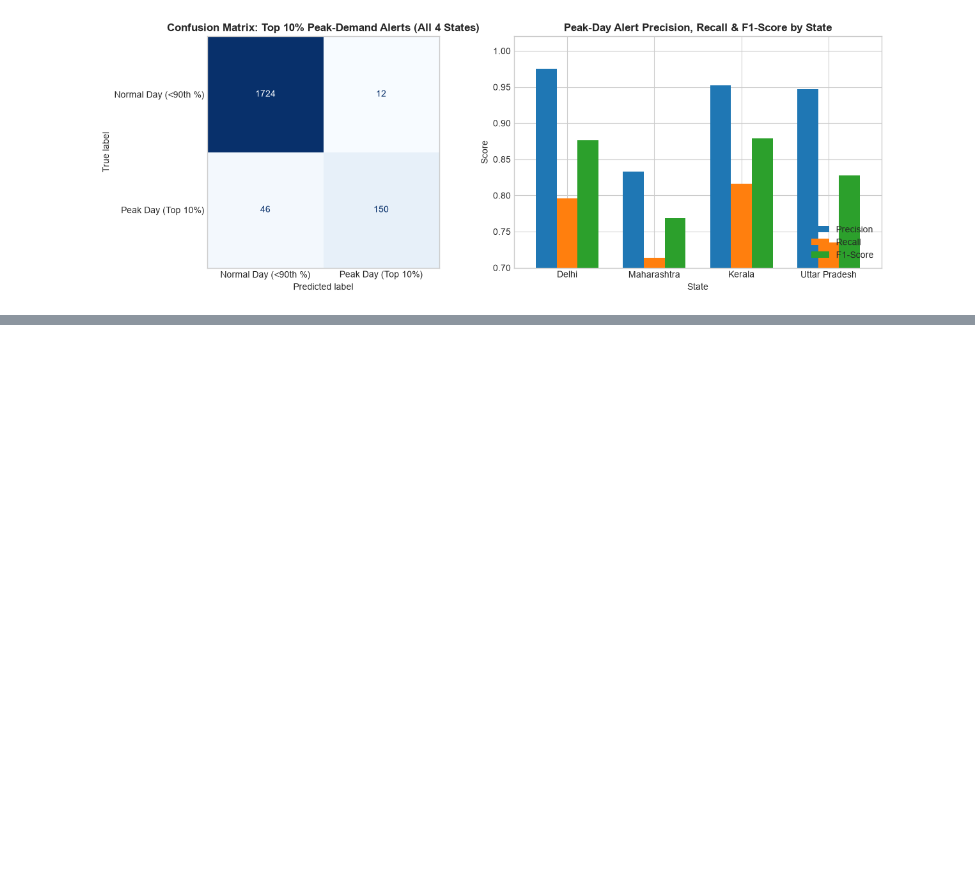
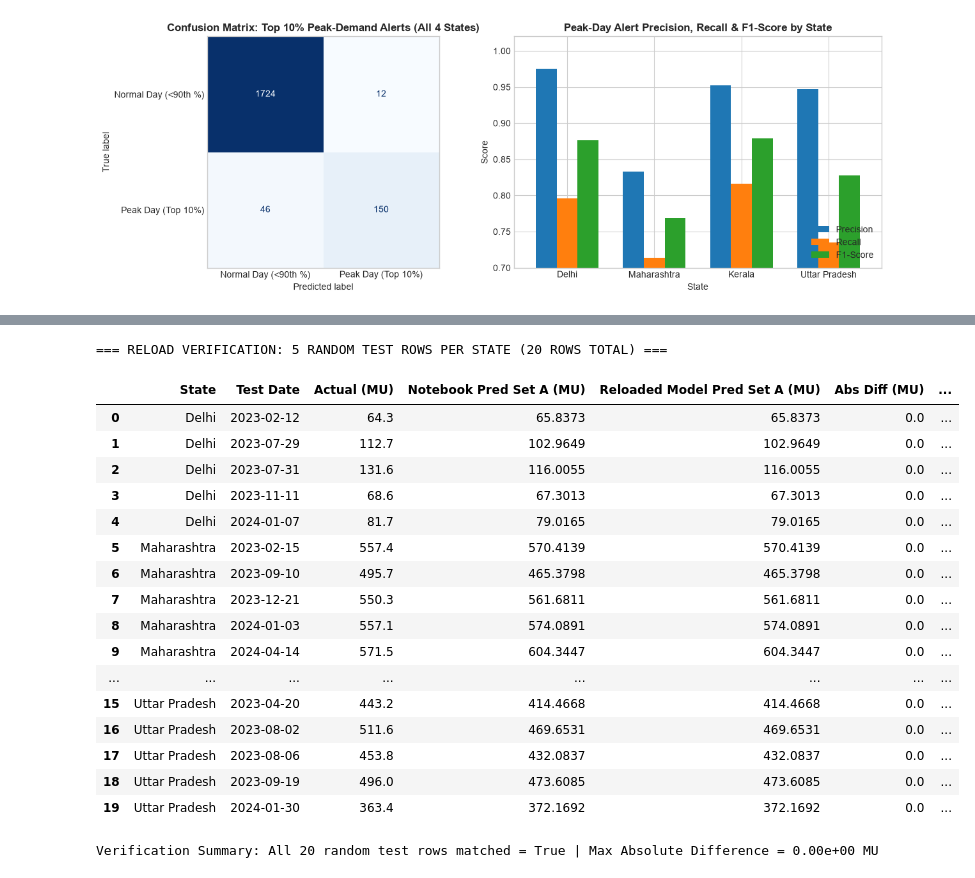
Before and after one commit to sanwal-05/india-demand-forecasting, a Jupyter notebook: notebooks/demand_forecasting.ipynb, the cells around one changed output, grey strips where cells are left out. Saved outputs shown, nothing was run; the diff lists cells and outputs as text; code cells hidden in the pictures; blank space fills up the shorter version.

```diff
--- a/notebooks/demand_forecasting.ipynb
+++ b/notebooks/demand_forecasting.ipynb
@@ -1351,6 +1351,7 @@ def run_state_pipeline(state_name: str, panel_df: pd.DataFrame, random_state: in
 
             if mname == "LightGBM":
                 best_preds[set_label] = index_to_mu(te_pred_idx, te["trailing_365d_mean"])
+                best_preds[f"model_{set_label}"] = est.best_estimator_
 
     return pd.DataFrame(records), best_preds
 
@@ -2002,0 +2167,68 @@ Exported: models/insights.json (6,048 bytes)
+# %%
+# Reload feature_config.json and saved <state>_setA.joblib models, then verify 5 random test rows per state
+with open(MODELS_DIR / "feature_config.json", "r", encoding="utf-8") as f:
+    reloaded_cfg = json.load(f)
+
+rng = np.random.default_rng(42)
+check_rows = []
+
+for state in FOCUS_STATES:
+    state_cfg = reloaded_cfg["states"][state]
+    model_file = PROJECT_ROOT / state_cfg["model_file"]
+    reloaded_model = joblib.load(model_file)
+    f_order = state_cfg["feature_order"]
+
+    # Get test dataframe for this state and the notebook's in-memory Set A test predictions
+    te_sub = df_model[(df_model["state"] == state) & (df_model["date"] >= "2023-01-01")].sort_values("date").reset_index(drop=True)
+    nb_preds_set_a = np.asarray(all_focus_preds[state]["Set A (Weather+Cal)"])
+
+    # Pick 5 random test row indices
+    sample_idx = np.sort(rng.choice(len(te_sub), size=5, replace=False))
+    sample_df = te_sub.iloc[sample_idx]
+
+    # Predict using reloaded model and convert from demand_index to MU
+    reloaded_idx_pred = reloaded_model.predict(sample_df[f_order])
+    reloaded_mu_pred = index_to_mu(reloaded_idx_pred, sample_df["trailing_365d_mean"])
+
+    for pos, idx in enumerate(sample_idx):
+        nb_val = float(nb_preds_set_a[idx])
+        rl_val = float(reloaded_mu_pred[pos])
+        diff_val = abs(nb_val - rl_val)
+        check_rows.append({
+            "State": state,
+            "Test Date": str(te_sub.loc[idx, "date"].date()),
+            "Actual (MU)": round(float(te_sub.loc[idx, "demand_mu"]), 4),
+            "Notebook Pred Set A (MU)": round(nb_val, 4),
+            "Reloaded Model Pred Set A (MU)": round(rl_val, 4),
+            "Abs Diff (MU)": round(diff_val, 10),
+            "Exact Match": bool(np.isclose(nb_val, rl_val, atol=1e-9)),
+        })
+
+check_df = pd.DataFrame(check_rows)
+print("=== RELOAD VERIFICATION: 5 RANDOM TEST ROWS PER STATE (20 ROWS TOTAL) ===")
+display(check_df)
+
+max_diff = check_df["Abs Diff (MU)"].max()
+all_matched = bool(check_df["Exact Match"].all())
+print(f"\nVerification Summary: All 20 random test rows matched = {all_matched} | Max Absolute Difference = {max_diff:.2e} MU")
+assert all_matched and max_diff < 1e-9, "Mismatch detected between notebook predictions and reloaded model predictions!"
+# %% [output]
+=== RELOAD VERIFICATION: 5 RANDOM TEST ROWS PER STATE (20 ROWS TOTAL) ===
+|  | State | Test Date | Actual (MU) | Notebook Pred Set A (MU) | Reloaded Model Pred Set A (MU) | Abs Diff (MU) | ... |
+| 0 | Delhi | 2023-02-12 | 64.3 | 65.8373 | 65.8373 | 0.0 | ... |
+| 1 | Delhi | 2023-07-29 | 112.7 | 102.9649 | 102.9649 | 0.0 | ... |
+| 2 | Delhi | 2023-07-31 | 131.6 | 116.0055 | 116.0055 | 0.0 | ... |
+| 3 | Delhi | 2023-11-11 | 68.6 | 67.3013 | 67.3013 | 0.0 | ... |
+| 4 | Delhi | 2024-01-07 | 81.7 | 79.0165 | 79.0165 | 0.0 | ... |
+| 5 | Maharashtra | 2023-02-15 | 557.4 | 570.4139 | 570.4139 | 0.0 | ... |
+| 6 | Maharashtra | 2023-09-10 | 495.7 | 465.3798 | 465.3798 | 0.0 | ... |
+| 7 | Maharashtra | 2023-12-21 | 550.3 | 561.6811 | 561.6811 | 0.0 | ... |
+| 8 | Maharashtra | 2024-01-03 | 557.1 | 574.0891 | 574.0891 | 0.0 | ... |
+| 9 | Maharashtra | 2024-04-14 | 571.5 | 604.3447 | 604.3447 | 0.0 | ... |
+| ... | ... | ... | ... | ... | ... | ... | ... |
+| 15 | Uttar Pradesh | 2023-04-20 | 443.2 | 414.4668 | 414.4668 | 0.0 | ... |
+| 16 | Uttar Pradesh | 2023-08-02 | 511.6 | 469.6531 | 469.6531 | 0.0 | ... |
+| 17 | Uttar Pradesh | 2023-08-06 | 453.8 | 432.0837 | 432.0837 | 0.0 | ... |
+| 18 | Uttar Pradesh | 2023-09-19 | 496.0 | 473.6085 | 473.6085 | 0.0 | ... |
+| 19 | Uttar Pradesh | 2024-01-30 | 363.4 | 372.1692 | 372.1692 | 0.0 | ... |
+Verification Summary: All 20 random test rows matched = True | Max Absolute Difference = 0.00e+00 MU
```
Also changed, not shown: parts of 5 cells of this notebook, 38 other files.
